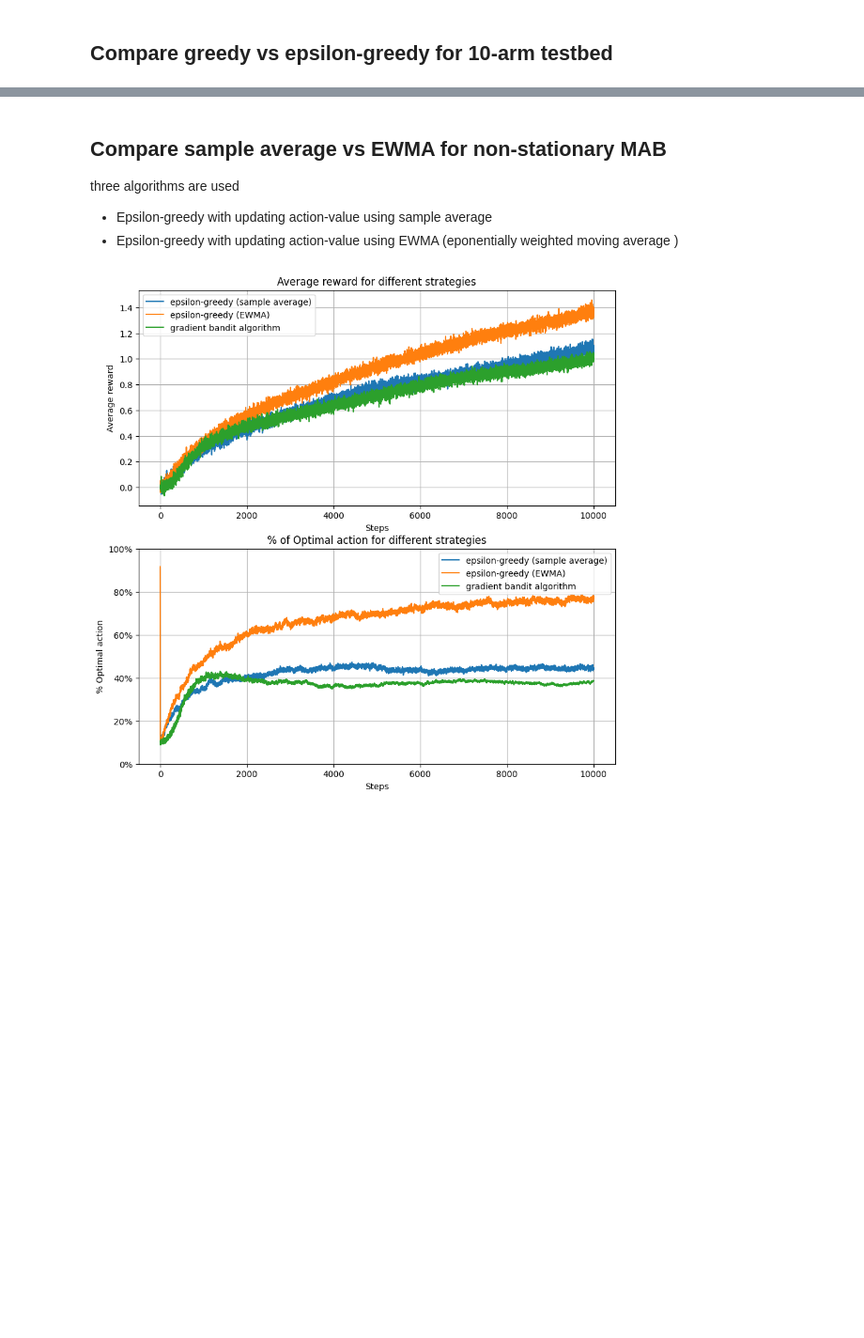
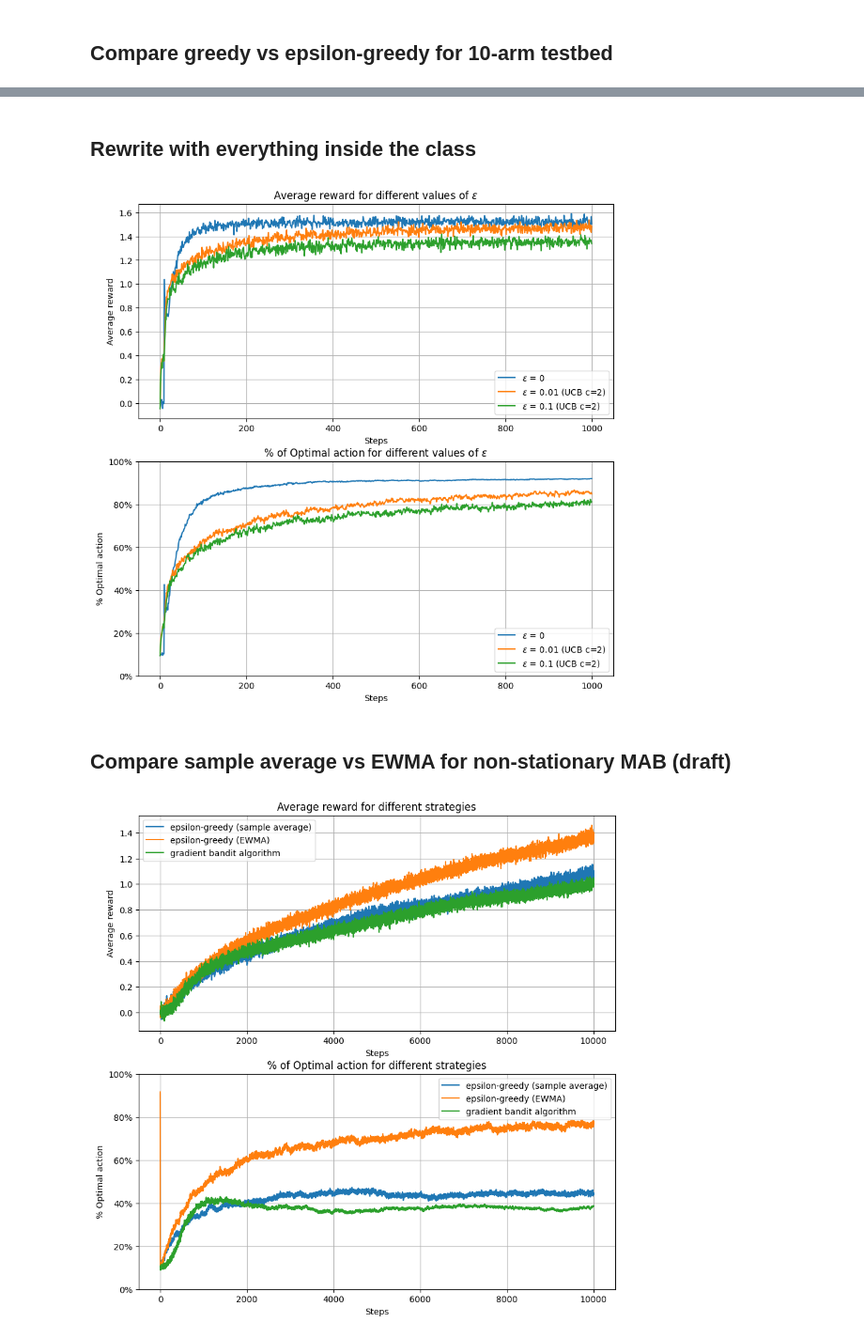
Before and after one commit to QizheCui/CW1_RL, a Jupyter notebook: MAB.ipynb, the cells around one changed output, grey strips where cells are left out. Shown at 94% size. Drawn from its saved outputs; the diff is of its cells as text; code cells hidden in the pictures; blank space fills up the shorter version.

```diff
--- a/MAB.ipynb
+++ b/MAB.ipynb
@@ -142,5 +140,2 @@ plt.show()
-# %% [markdown]
-## Compare sample average vs EWMA for non-stationary MAB
-three algorithms are used
-- Epsilon-greedy with updating action-value using sample average
-- Epsilon-greedy with updating action-value using EWMA (eponentially weighted moving average )
+# %% [markdown]
+## Rewrite with everything inside the class
@@ -147,3 +198,52 @@ three algorithms are used
+# %%
+# simulate the bandit problem
+number_of_runs = 2000
+number_of_steps = 1000
+epsilons = [0, 0.01, 0.1]
+# Initialize arrays to store average rewards and optimal actions for each epsilon
+avg_rewards = np.zeros((len(epsilons), number_of_steps))
+avg_optimal_actions = np.zeros((len(epsilons), number_of_steps))
+# Loop over each epsilon
+for i, epsilon in enumerate(epsilons):
+    # Loop over each run
+    for j in tqdm(range(number_of_runs), desc=f"Epsilon: {epsilon}", colour='green'):
+        np.random.seed(j)
+        # Initialize bandit with current epsilon
+        if i == 0:
+            bandit = Bandit(epsilon=epsilon, q0 = 5)
+            rewards, optimal_actions = bandit.simulate_bandit(number_of_steps, ucb = False)
+        else:
+            bandit = Bandit(epsilon=epsilon)
+            rewards, optimal_actions = bandit.simulate_bandit(number_of_steps, ucb = True)
+        # Update average rewards and optimal actions
+        avg_rewards[i] += (rewards - avg_rewards[i]) / (j + 1)
+        avg_optimal_actions[i] += (optimal_actions - avg_optimal_actions[i]) / (j + 1)
+# %%
+# Plot the results
+plt.figure(figsize=(10, 10))
+plt.subplot(2, 1, 1)
+for i, epsilon in enumerate(epsilons):
+    plt.plot(avg_rewards[i], label=f'$\epsilon$ = {epsilon if i == 0 else str(epsilon) + " (UCB c=2)"}')
+plt.xlabel('Steps')
+plt.ylabel('Average reward')
+plt.grid()
+plt.legend()
+plt.title('Average reward for different values of $\epsilon$')
+plt.subplot(2, 1, 2)
+for i, epsilon in enumerate(epsilons):
+    plt.plot(avg_optimal_actions[i], label=f'$\epsilon$ = {epsilon if i == 0 else str(epsilon) + " (UCB c=2)"}')
+plt.xlabel('Steps')
+plt.ylabel('% Optimal action')
+plt.ylim(0, 1)
+plt.gca().yaxis.set_major_formatter(plt.FuncFormatter(lambda y, _: '{:.0%}'.format(y)))
+plt.grid()
+plt.legend()
+plt.title('% of Optimal action for different values of $\epsilon$')
+plt.show()
+# %% [output]
+[figure, added]
+# %% [markdown]
+## Compare sample average vs EWMA for non-stationary MAB (draft)
 # %%
 # non-stationary bandit
 class Non_Stationary_Bandit(Bandit):
```
Also changed, not shown: parts of 8 cells of this notebook, 1 other file.
